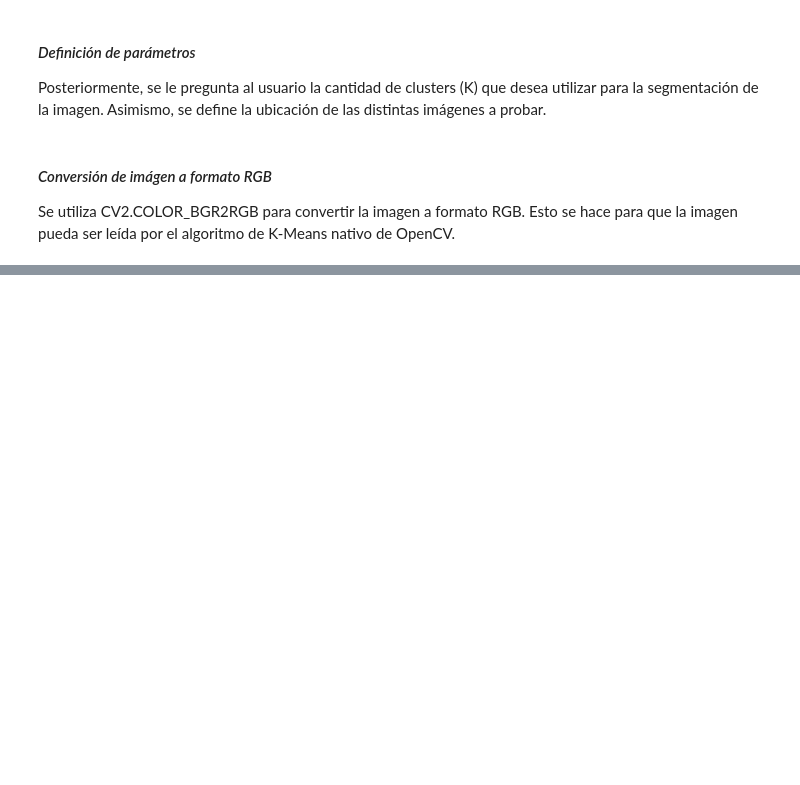
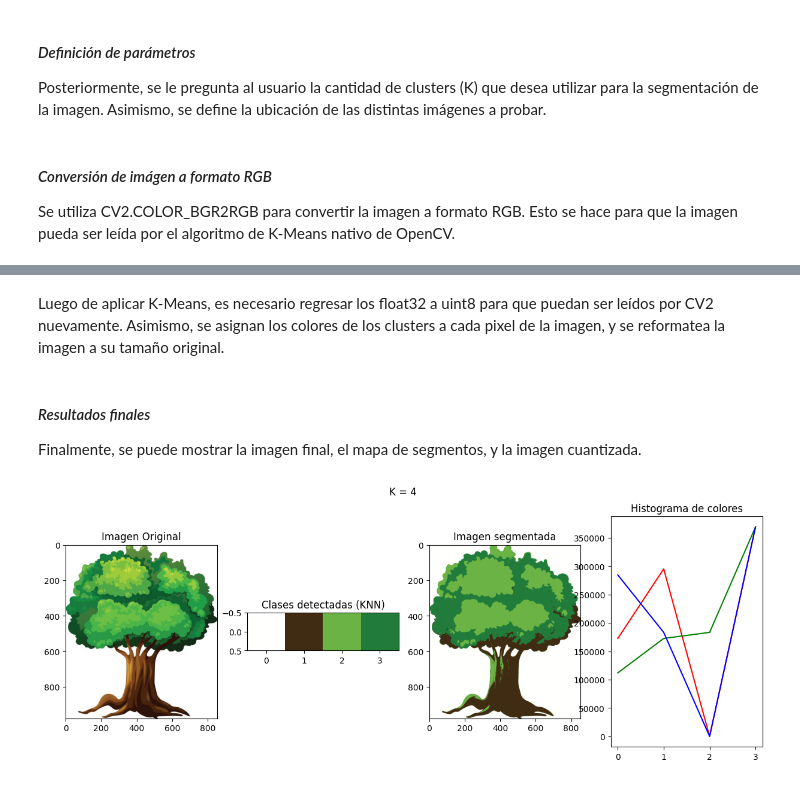
Before and after one commit to stefanoaragoni/computerVision_lista01, a Jupyter notebook: Lista01_Ejercicio5.ipynb, the cells around one changed output, grey strips where cells are left out. Drawn from its saved outputs; the diff is of its cells as text; code cells hidden in the pictures; blank space fills up the shorter version.

```diff
--- a/Lista01_Ejercicio5.ipynb
+++ b/Lista01_Ejercicio5.ipynb
@@ -86,0 +113,51 @@ Se utiliza CV2.COLOR_BGR2RGB para convertir la imagen a formato RGB. Esto se hac
+# %% [markdown]
+Luego de aplicar K-Means, es necesario regresar los float32 a uint8 para que puedan ser leídos por CV2 nuevamente. Asimismo, se asignan los colores de los clusters a cada pixel de la imagen, y se reformatea la imagen a su tamaño original.
+# %%
+# Convertir los centros a uint8
+center_arbol = np.uint8(center_arbol)
+center_moneda = np.uint8(center_moneda)
+center_colorblind = np.uint8(center_colorblind)
+
+# Se asigna a cada pixel la etiqueta del centro más cercano
+res_arbol = center_arbol[label_arbol.flatten()]
+res_moneda = center_moneda[label_moneda.flatten()]
+res_colorblind = center_colorblind[label_colorblind.flatten()]
+
+# Reformatear las imágenes a su tamaño y forma original
+label_arbol_3d = res_arbol.reshape((img_arbol.shape))
+label_moneda_3d = res_moneda.reshape((img_moneda.shape))
+label_colorblind_3d = res_colorblind.reshape((img_colorblind.shape))
+# %% [markdown]
+#### *Resultados finales*
+
+Finalmente, se puede mostrar la imagen final, el mapa de segmentos, y la imagen cuantizada.
+# %%
+def show_result(original, center, res, label):
+
+    fig, axs = plt.subplots(1, 4, figsize=(15, 5))
+    fig.suptitle("K = " + str(k))
+
+    axs[0].imshow(original)
+    axs[0].set_title("Imagen Original")
+
+    axs[1].imshow(center.reshape((1, -1, 3)))
+    axs[1].set_title("Clases detectadas (KNN)")
+
+    axs[2].imshow(res)
+    axs[2].set_title("Imagen segmentada")
+
+    # Mostrar grafica de barras con promedio de color en cada segmento
+    colors = ('r', 'g', 'b')
+    for i, col in enumerate(colors):
+        hist = cv2.calcHist([res], [i], None, [k], [0,256])
+        axs[3].plot(hist, color = col)
+        axs[3].set_title("Histograma de colores")
+
+
+
+
+    plt.show()
+# %%
+show_result(img_arbol_rgb, center_arbol, label_arbol_3d, label_arbol)
+# %% [output]
+[figure, added]
```
Also changed, not shown: parts of 7 cells of this notebook.
